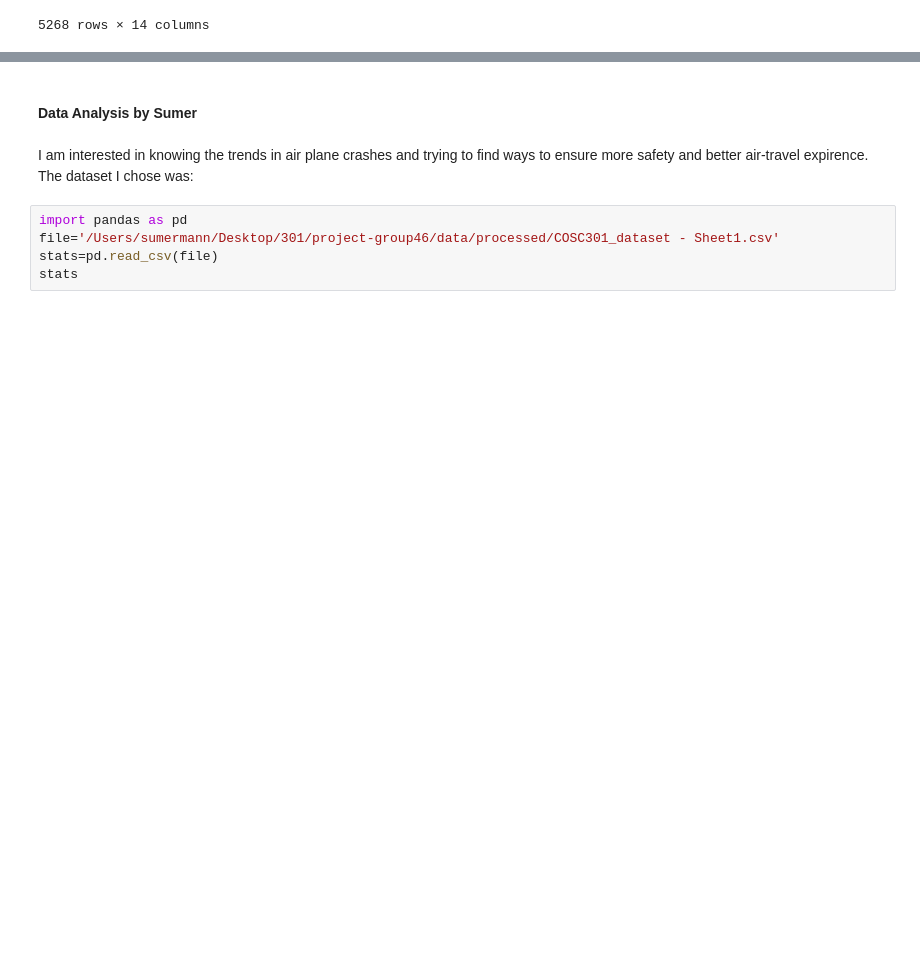
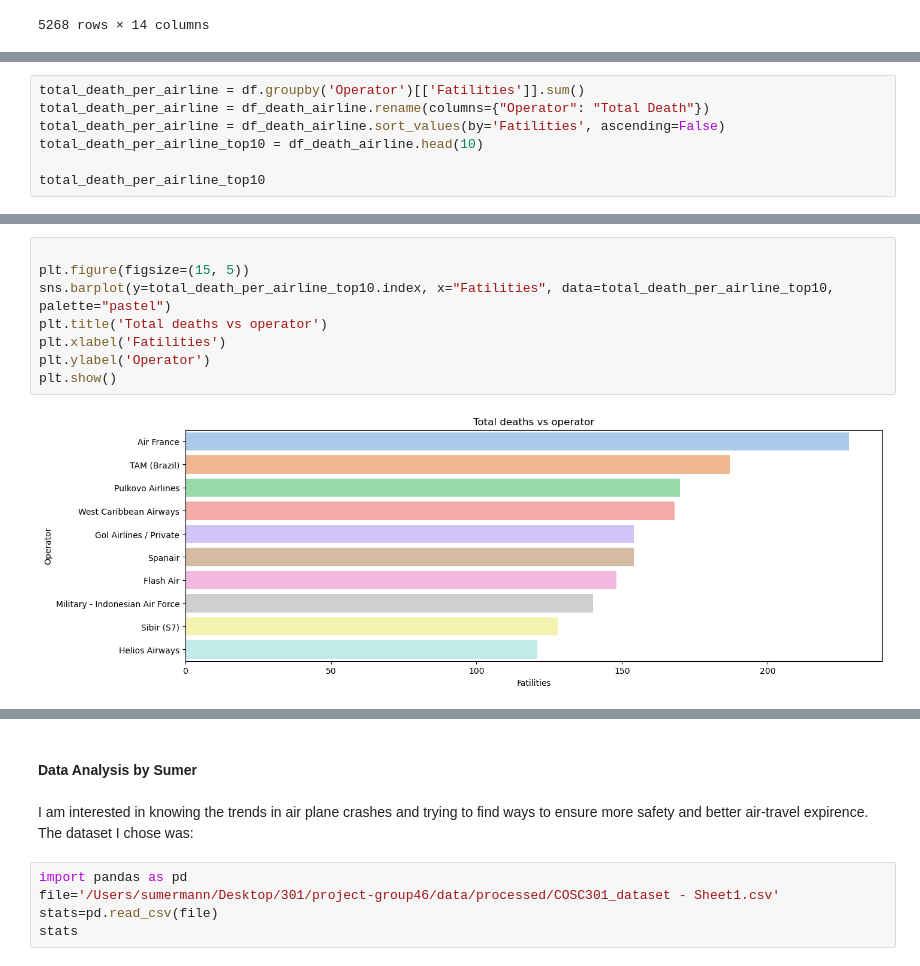
Before and after one commit to raghavbhagria/data-analysis, a Jupyter notebook: notebooks/group_analysis.ipynb, the cells around one changed output, grey strips where cells are left out. Drawn from its saved outputs; the diff is of its cells as text; blank space fills up the shorter version.

```diff
--- a/notebooks/group_analysis.ipynb
+++ b/notebooks/group_analysis.ipynb
@@ -98,0 +102,7 @@ years is a clear indication that the authorities need to focus more on the safet
+# %%
+total_death_per_airline = df.groupby('Operator')[['Fatilities']].sum()
+total_death_per_airline = df_death_airline.rename(columns={"Operator": "Total Death"})
+total_death_per_airline = df_death_airline.sort_values(by='Fatilities', ascending=False)
+total_death_per_airline_top10 = df_death_airline.head(10)
+
+total_death_per_airline_top10
@@ -98,0 +122,10 @@ years is a clear indication that the authorities need to focus more on the safet
+# %%
+
+plt.figure(figsize=(15, 5))
+sns.barplot(y=total_death_per_airline_top10.index, x="Fatilities", data=total_death_per_airline_top10, palette="pastel")
+plt.title('Total deaths vs operator')
+plt.xlabel('Fatilities')
+plt.ylabel('Operator')
+plt.show()
+# %% [output]
+[figure, added]
```
Also changed, not shown: parts of 17 cells of this notebook, 2 other files.
